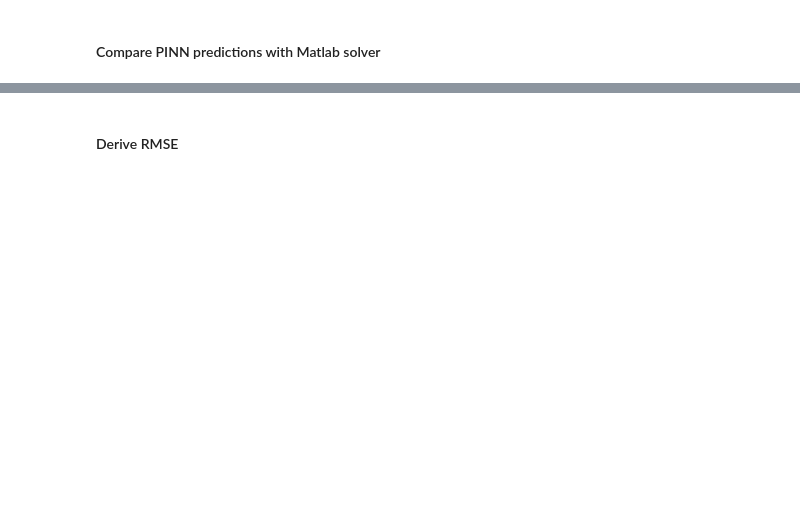
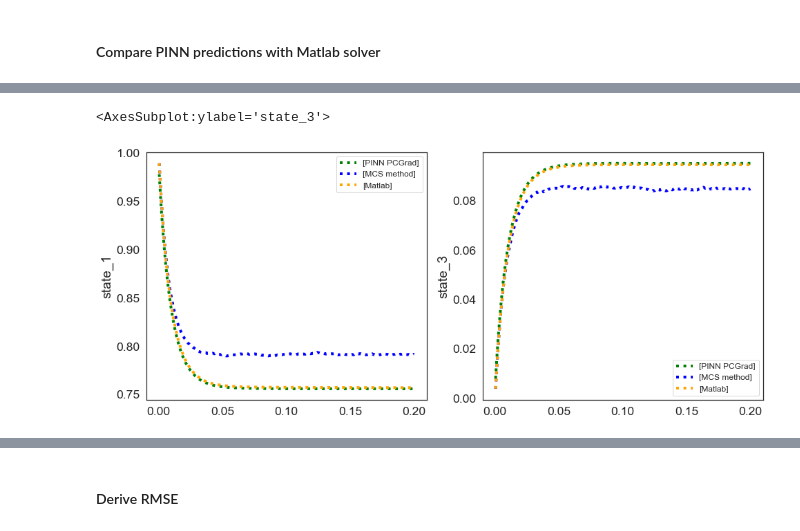
Before and after one commit to zxgcqupt/PINNs4SRA, a Jupyter notebook: medium_homogeneous_CTMC/PINN_for_medium_homo_CTMC_reliability_analysis.ipynb, the cells around one changed output, grey strips where cells are left out. Cells and saved outputs as stored; diff of their text form; code cells hidden in the pictures; blank space fills up the shorter version.

```diff
--- a/medium_homogeneous_CTMC/PINN_for_medium_homo_CTMC_reliability_analysis.ipynb
+++ b/medium_homogeneous_CTMC/PINN_for_medium_homo_CTMC_reliability_analysis.ipynb
@@ -457 +511,26 @@ plt.rcParams['legend.fontsize'] = 12
+# %%
+f, ax = plt.subplots(1, 2, figsize=(16, 6.6))
+
+
+sns.lineplot(x = x_star.flatten(), y = y_pred_pcgrad_df['state_1'], label = r'[PINN PCGrad]',
+             linewidth = 4, color = 'green', linestyle='dotted', ax=ax[0])
+
+sns.lineplot(x = x_star.flatten(), y = MCS_solution_df['state_1'], label = r'[MCS method]',
+             linewidth = 4, color = 'blue', linestyle='dotted', ax=ax[0])
+
+sns.lineplot(x = x_star.flatten(), y = matlab_solver_solution_df['state_1'], label = r'[Matlab]',
+             linewidth = 4, color = 'orange', linestyle='dotted', ax=ax[0])
+
+
+sns.lineplot(x = x_star.flatten(), y = y_pred_pcgrad_df['state_3'], label = r'[PINN PCGrad]',
+             linewidth = 4, color = 'green', linestyle='dotted', ax=ax[1])
+
+sns.lineplot(x = x_star.flatten(), y = MCS_solution_df['state_3'], label = r'[MCS method]',
+             linewidth = 4, color = 'blue', linestyle='dotted', ax=ax[1])
+
+sns.lineplot(x = x_star.flatten(), y = matlab_solver_solution_df['state_3'], label = r'[Matlab]',
+             linewidth = 4, color = 'orange', linestyle='dotted', ax=ax[1])
+# %% [output]
+<AxesSubplot:ylabel='state_3'>
+[figure, added]
 # %%
```
Also changed, not shown: parts of 30 cells of this notebook, 19 other files.
